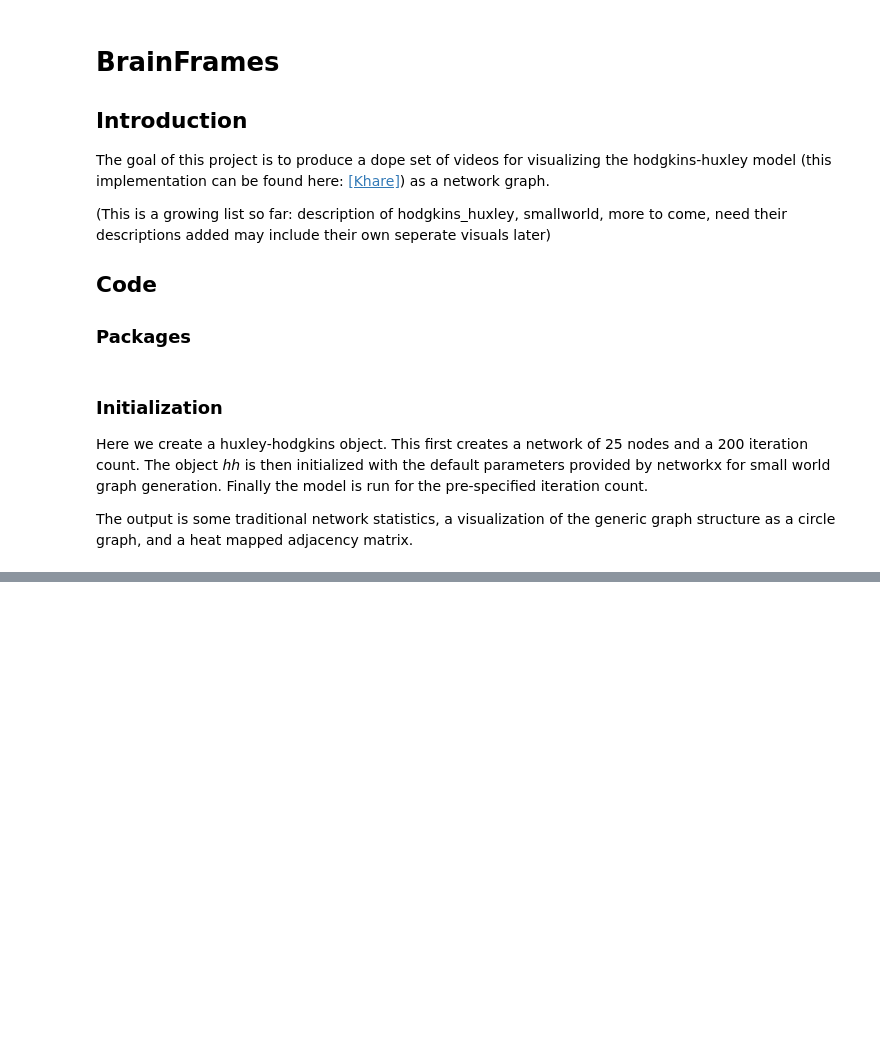
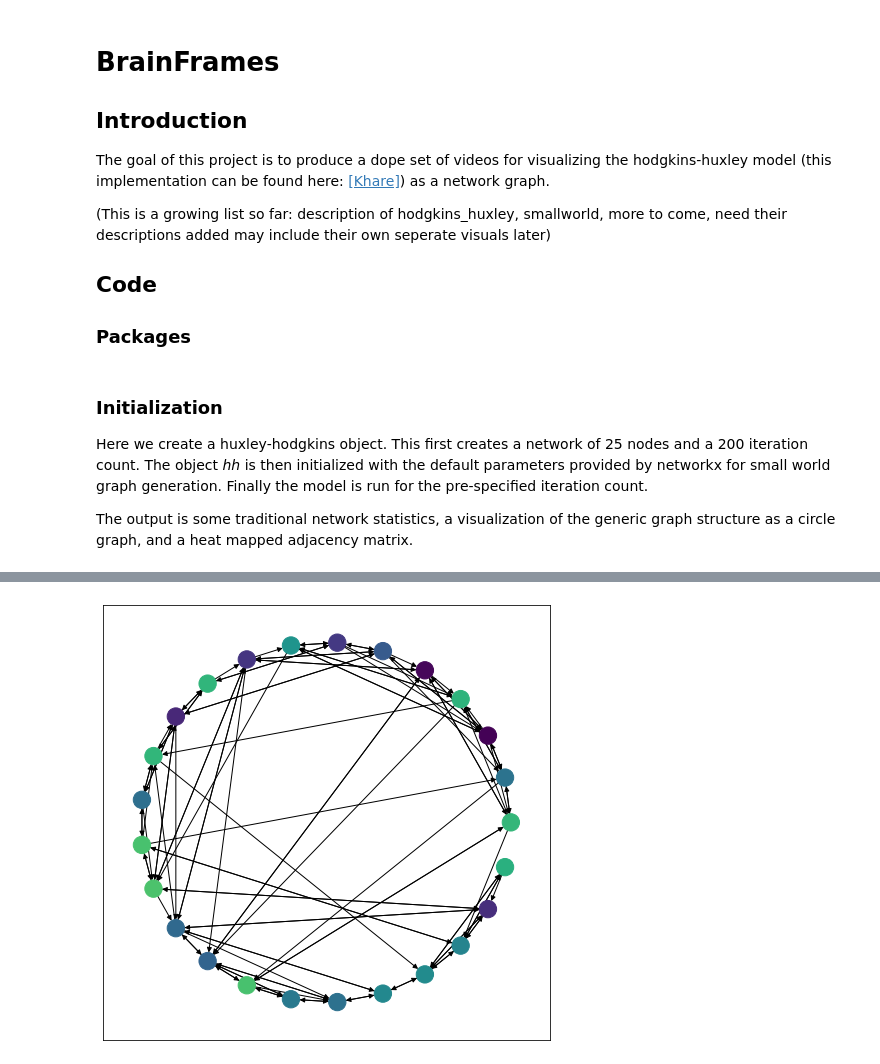
Before and after one commit to denizhanpak/HodgkinHuxley, a Jupyter notebook: BrainFrames.ipynb, the cells around one changed output, grey strips where cells are left out. Cells and saved outputs as stored; diff of their text form; code cells hidden in the pictures; blank space fills up the shorter version.

```diff
--- a/BrainFrames.ipynb
+++ b/BrainFrames.ipynb
@@ -122,0 +152,25 @@ def animate(i):
+# %%
+import numpy as np
+import networkx as nx
+import matplotlib
+import matplotlib.pyplot as plt
+from matplotlib.animation import FuncAnimation
+
+G = nx.Graph()
+G.add_edges_from([(0,1),(1,2),(2,0)])
+fig = plt.figure(figsize=(8,8))
+pos=nx.drawing.nx_agraph.graphviz_layout(hh.network,prog='circo')
+
+
+nc= hh.voltage[:,0]
+nodes = nx.draw_networkx_nodes(hh.network,pos,node_color=nc)
+edges = nx.draw_networkx_edges(hh.network,pos)
+
+def update(n):
+  nc = hh.voltage[:,n]
+  nodes.set_array(nc)
+  return nodes,
+
+anim = FuncAnimation(fig, update, interval=50, blit=True)
+HTML(anim.to_html5_video())
+# %% [output]
@@ -122,0 +178 @@ def animate(i):
+[figure, added]
```
Also changed, not shown: parts of 11 cells of this notebook.
